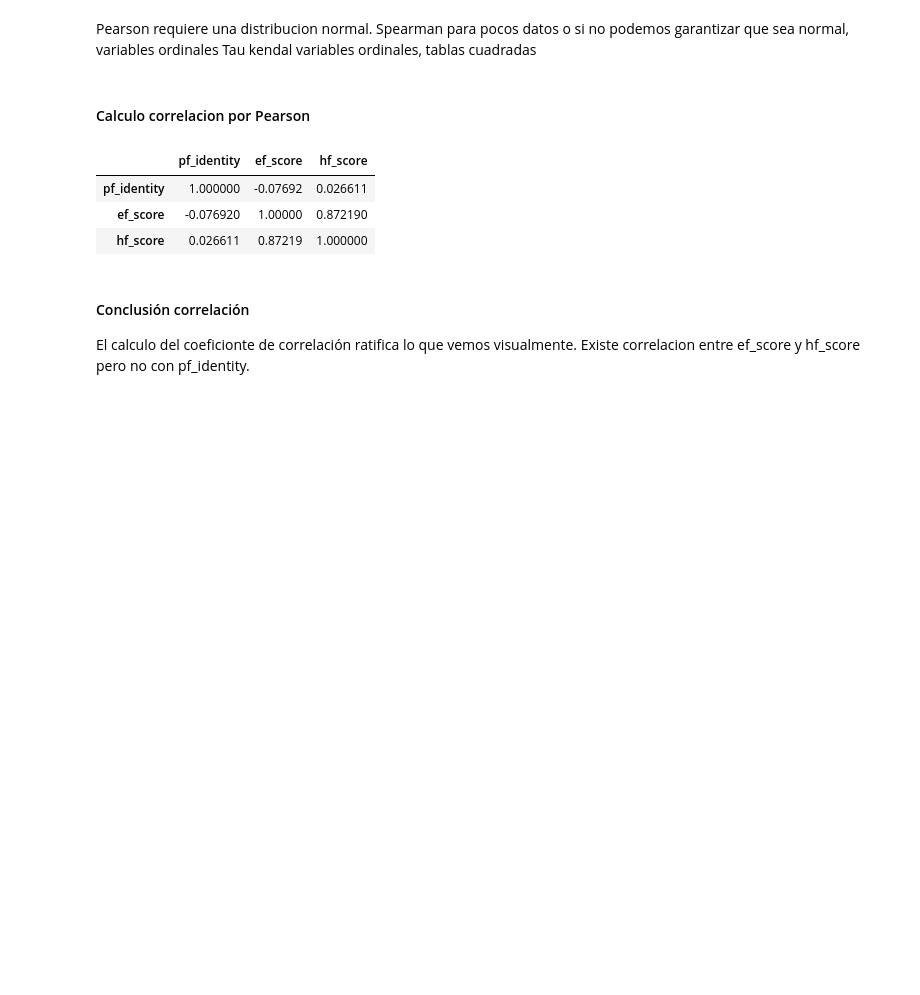
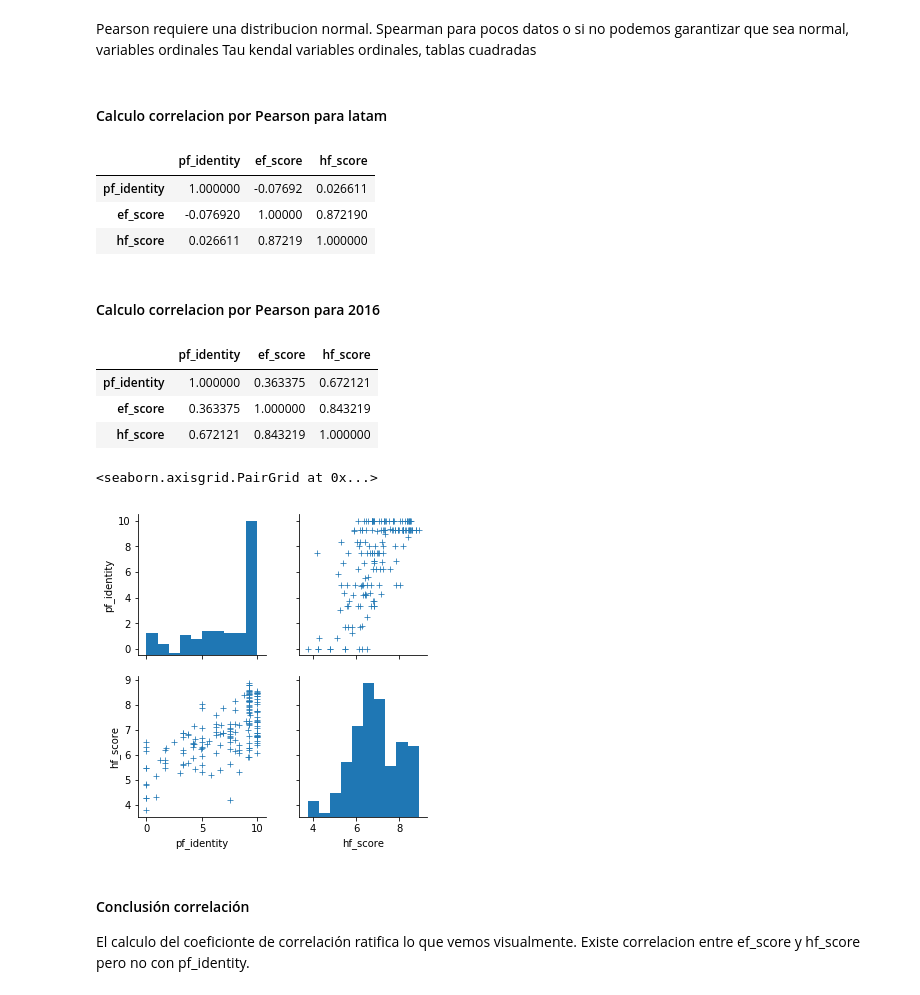
Before and after one commit to kevinsen/diplodatos-ayv-1, a Jupyter notebook: FINAL.ipynb, the cells around one changed output. Saved outputs shown, nothing was run; the diff lists cells and outputs as text; code cells hidden in the pictures; blank space fills up the shorter version.

Commit message:
Add files via upload
Agregado pearson para 2016

```diff
--- a/FINAL.ipynb
+++ b/FINAL.ipynb
@@ -871,7 +871,7 @@ Pearson requiere una distribucion normal.
 Spearman para pocos datos o si no podemos garantizar que sea normal, variables ordinales
 Tau kendal variables ordinales, tablas cuadradas
 # %% [markdown]
-#### Calculo correlacion por Pearson
+#### Calculo correlacion por Pearson para latam
 # %%
 dataset_latam[['pf_identity','ef_score','hf_score']].corr(method='pearson')
 # %% [output]
@@ -879,6 +879,23 @@ dataset_latam[['pf_identity','ef_score','hf_score']].corr(method='pearson')
 | pf_identity | 1.000000 | -0.07692 | 0.026611 |
 | ef_score | -0.076920 | 1.00000 | 0.872190 |
 | hf_score | 0.026611 | 0.87219 | 1.000000 |
+# %% [markdown]
+#### Calculo correlacion por Pearson para 2016
+# %%
+ydataset[['pf_identity','ef_score','hf_score']].corr(method='pearson')
+# %% [output]
+|  | pf_identity | ef_score | hf_score |
+| pf_identity | 1.000000 | 0.363375 | 0.672121 |
+| ef_score | 0.363375 | 1.000000 | 0.843219 |
+| hf_score | 0.672121 | 0.843219 | 1.000000 |
+# %%
+seaborn.pairplot(
+    data=ydataset,
+    vars=['pf_identity','hf_score'],
+    markers='+')
+# %% [output]
+<seaborn.axisgrid.PairGrid at 0x...>
+[figure, added]
 # %% [markdown]
 #### Conclusión correlación
 
```
Also changed, not shown: parts of 11 cells of this notebook.
